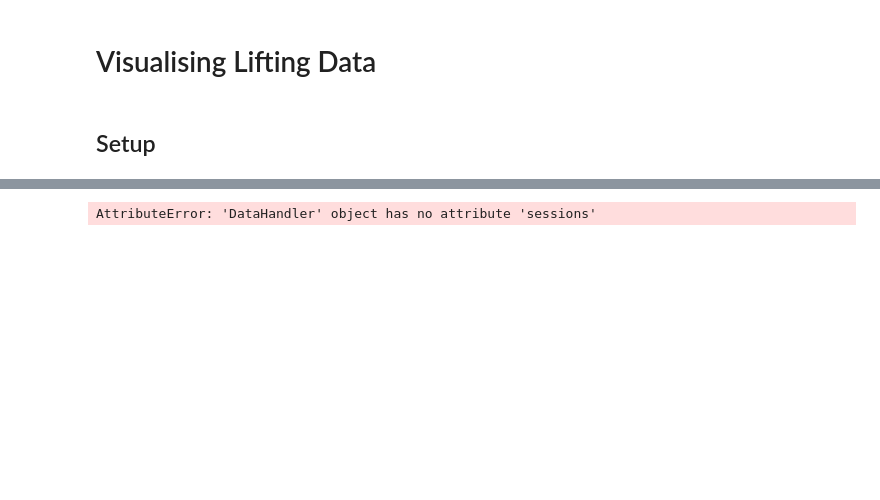
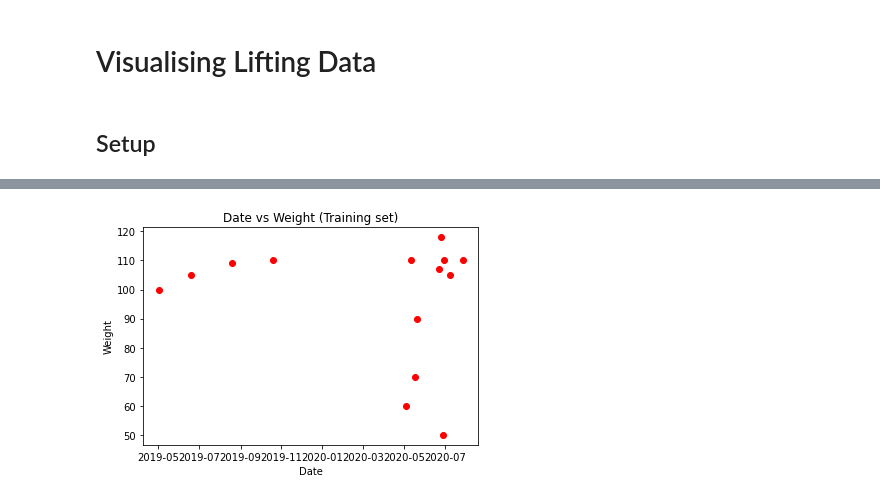
Before and after one commit to Thomas-Elder/python-lifting, a Jupyter notebook: visualisation.ipynb, the cells around one changed output, grey strips where cells are left out. Drawn from its saved outputs; the diff is of its cells as text; code cells hidden in the pictures; blank space fills up the shorter version.

Commit message:
Update visualisation to work!

```diff
--- a/visualisation.ipynb
+++ b/visualisation.ipynb
@@ -15,11 +15,11 @@ dh = DataHandler()
 # %%
-squatMaxes = dh.getExerciseMaxes(dh.sessions, 'Back Squat', 3)
+squatMaxes = dh.getExerciseMaxes(dr.sessions, 'Back Squat', 3)
 
 plt.scatter([max['date'] for max in squatMaxes], [max['weight'] for max in squatMaxes], color = 'red')
 #plt.plot(X_train, regressor.predict(X_train), color = 'blue')
 plt.title('Date vs Weight (Training set)')
 plt.xlabel('Date')
 plt.ylabel('Weight')
 plt.show()
 # %% [output]
-AttributeError: 'DataHandler' object has no attribute 'sessions'
+[figure, added]
```
Also changed, not shown: parts of 1 cell of this notebook, 1 other file.
